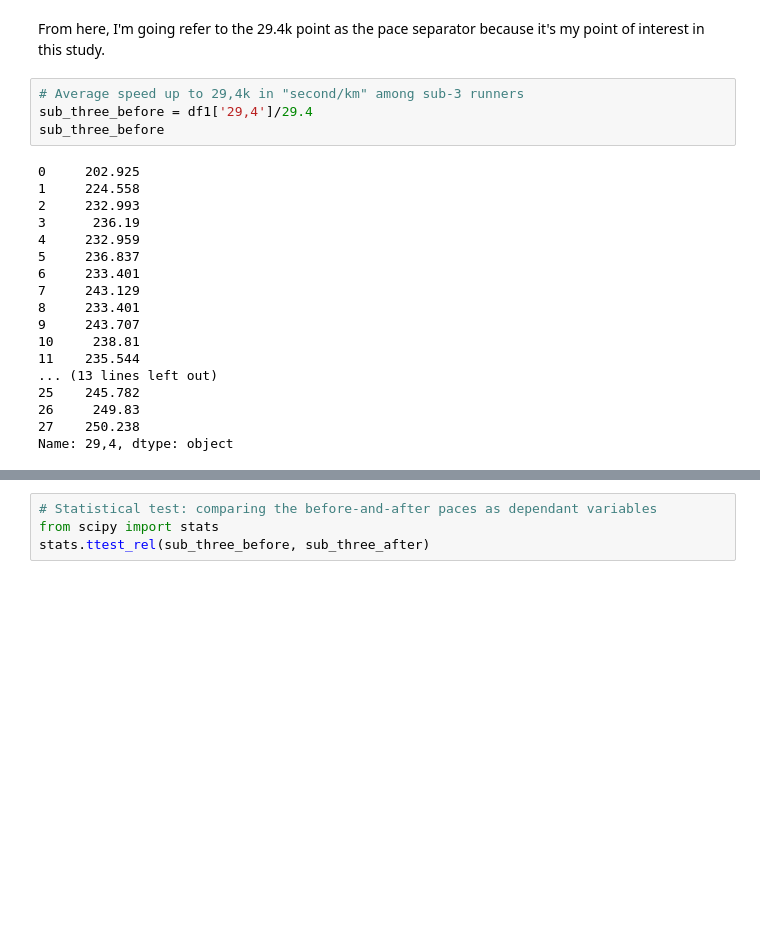
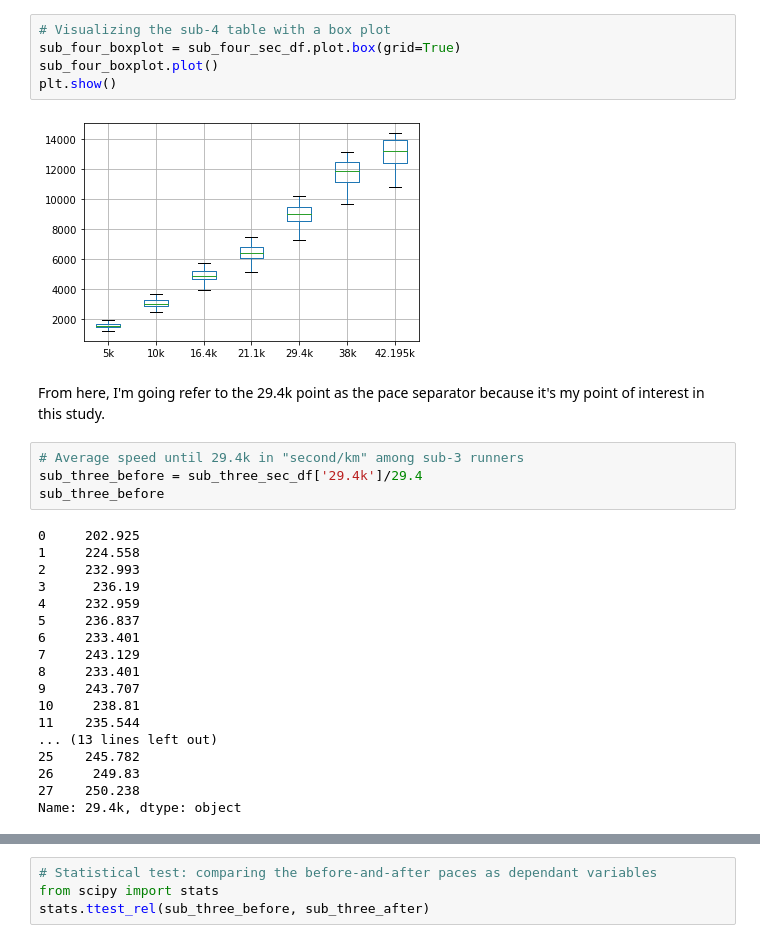
Before and after one commit to 2rara/Jupyter-Notebook, a Jupyter notebook: Reykjavik Marathon 2019 Analyzer.ipynb, the cells around one changed output, grey strips where cells are left out. Drawn from its saved outputs; the diff is of its cells as text; blank space fills up the shorter version.

```diff
--- a/Reykjavik Marathon 2019 Analyzer.ipynb
+++ b/Reykjavik Marathon 2019 Analyzer.ipynb
@@ -244,8 +188,15 @@ df2.plot.box(grid=True)
+# %%
+# Visualizing the sub-4 table with a box plot
+sub_four_boxplot = sub_four_sec_df.plot.box(grid=True)
+sub_four_boxplot.plot()
+plt.show()
+# %% [output]
+[figure, added]
 # %% [markdown]
 From here, I'm going refer to the 29.4k point as the pace separator because it's my point of interest in this study.
 # %%
-# Average speed up to 29,4k in "second/km" among sub-3 runners
-sub_three_before = df1['29,4']/29.4
+# Average speed until 29.4k in "second/km" among sub-3 runners
+sub_three_before = sub_three_sec_df['29.4k']/29.4
 sub_three_before
 # %% [output]
 0     202.925
@@ -264,5 +215,5 @@ sub_three_before
 25    245.782
 26     249.83
 27    250.238
-Name: 29,4, dtype: object
+Name: 29.4k, dtype: object
 # %%
```
Also changed, not shown: parts of 49 cells of this notebook.
